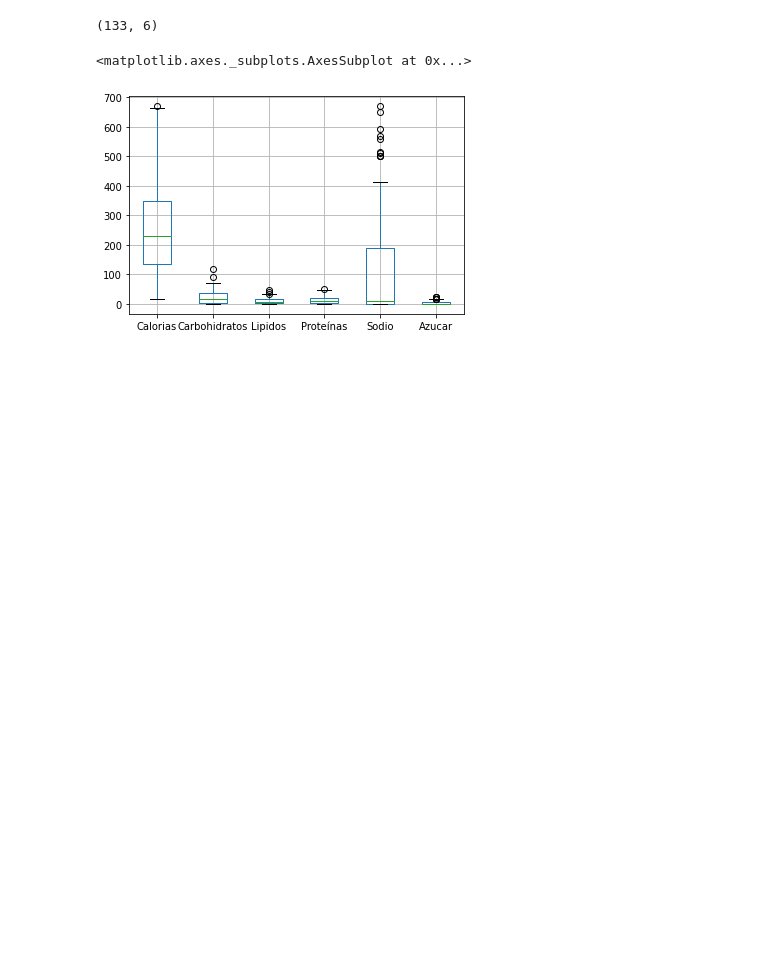
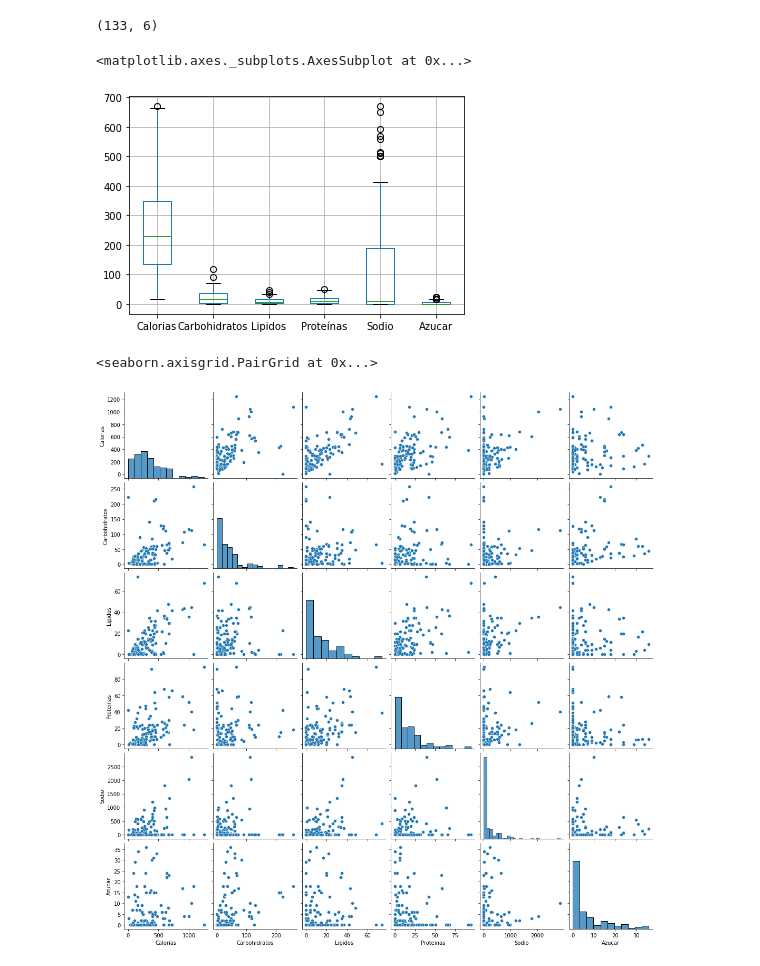
Before and after one commit to crypto10pi/Ejemplos, a Jupyter notebook: CleanData.ipynb, the cells around one changed output. Cells and saved outputs as stored; diff of their text form; code cells hidden in the pictures; blank space fills up the shorter version.

```diff
--- a/CleanData.ipynb
+++ b/CleanData.ipynb
@@ -77,3 +77,9 @@ df_cleaned.boxplot()
 # %% [output]
 <matplotlib.axes._subplots.AxesSubplot at 0x...>
 [figure]
+# %%
+import seaborn as sns
+sns.pairplot(df_raw)
+# %% [output]
+<seaborn.axisgrid.PairGrid at 0x...>
+[figure, added]
```
Also changed, not shown: parts of 1 cell of this notebook.
